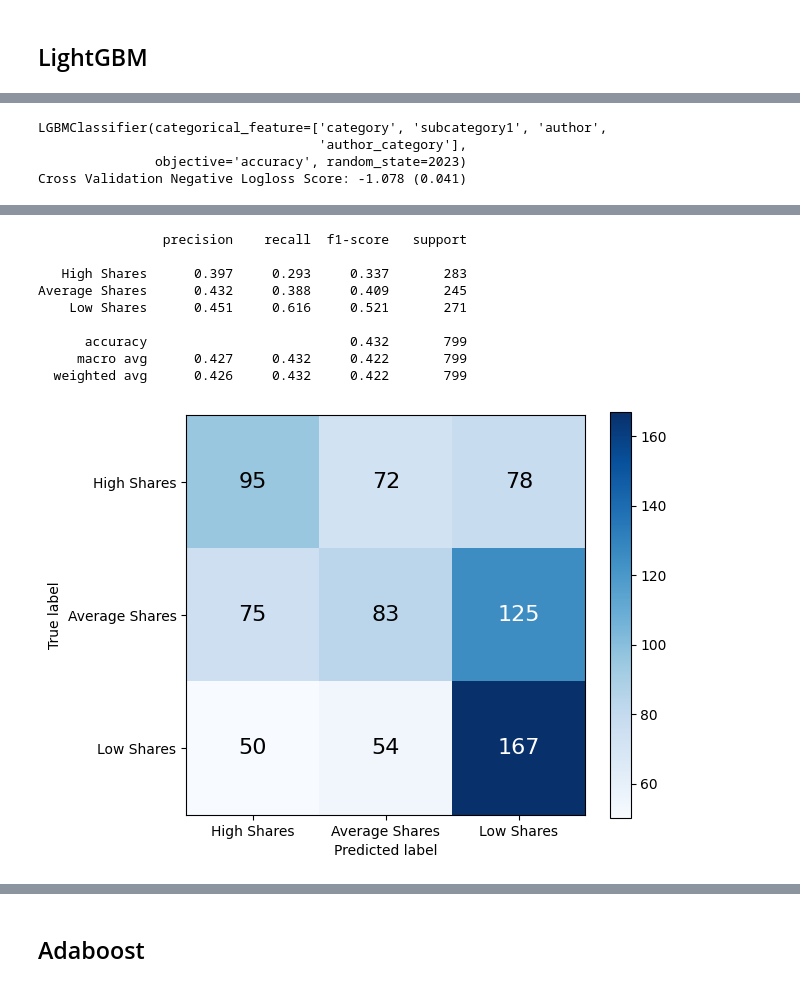
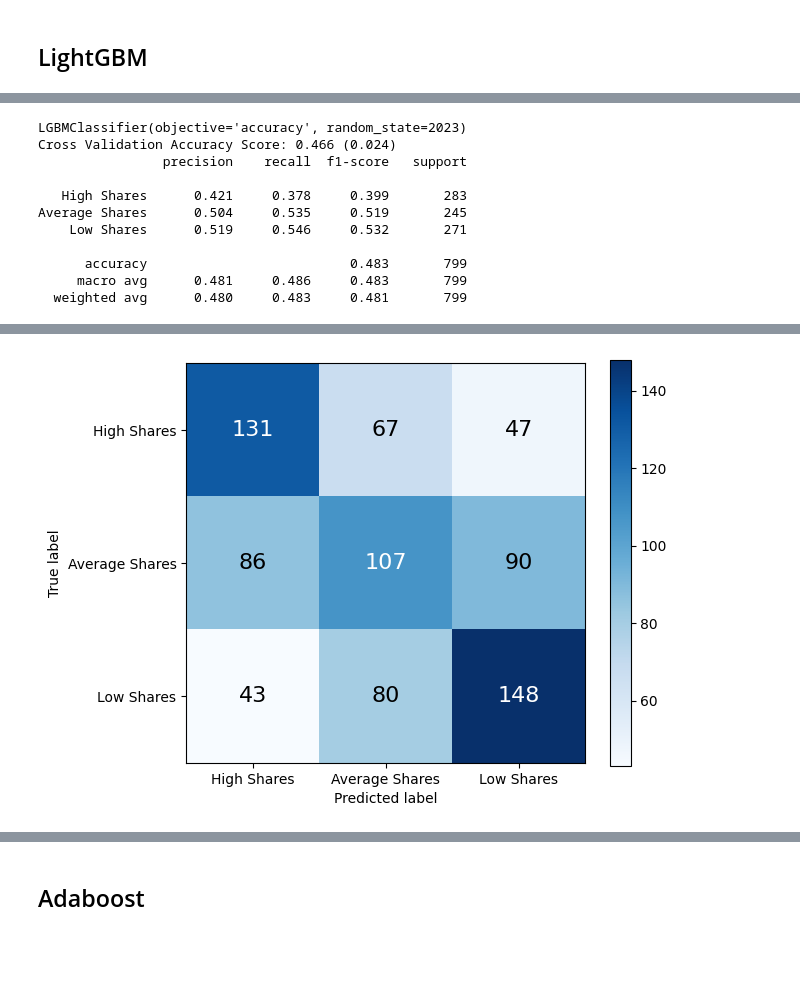
Before and after one commit to ChuanPoYan/IS4242-Project, a Jupyter notebook: The Smart Local Modelling.ipynb, the cells around one changed output, grey strips where cells are left out. Saved outputs shown, nothing was run; the diff lists cells and outputs as text; code cells hidden in the pictures; blank space fills up the shorter version.

```diff
--- a/The Smart Local Modelling.ipynb
+++ b/The Smart Local Modelling.ipynb
@@ -36,20 +36,19 @@ rand_state = 2023
 # %% [markdown]
 # Utility Functions
 # %%
-def get_mean_cvs(model, X, y, fit_params=None):
+def get_mean_cvs(model, X, y):
     global rand_state
     cv = RepeatedStratifiedKFold(n_splits=10,
                                  n_repeats=3,
                                  random_state=rand_state)
 
     scores = cross_val_score(model, X, y,
-                             scoring='neg_log_loss',
+                             scoring='accuracy',
                              cv=cv,
                              n_jobs=-1,
-                             error_score='raise',
-                             fit_params=fit_params)
+                             error_score='raise')
 
-    print(f'Cross Validation Negative Logloss Score: {scores.mean():.3f} ({scores.std():.3f})')
+    print(f'Cross Validation Accuracy Score: {scores.mean():.3f} ({scores.std():.3f})')
 
     return scores
 
@@ -137,11 +136,8 @@ y_test_tree = pd.read_csv('./dataset/SmartLocal/y_test_tree.csv').to_numpy().rav
 # %%
 categorical_cols = X_train_tree.select_dtypes(include='O').keys().tolist()
 
-label_encoder = LabelEncoder()
-
-for col in categorical_cols:
-    X_train_tree[col] = label_encoder.fit_transform(X_train_tree[col].astype(str))
-    X_test_tree[col] = label_encoder.fit_transform(X_test_tree[col].astype(str))
+X_train_tree[categorical_cols] = X_train_tree[categorical_cols].astype('category')
+X_test_tree[categorical_cols] = X_test_tree[categorical_cols].astype('category')
 # %% [markdown]
 # Scaling Data
 # %%
@@ -486,6 +482,6 @@ Average Shares      0.513     0.555     0.533       245
 # %%
 cb_GS = GridSearchCV(
-    cb.CatBoostClassifier(objective='MultiClass', cat_features=categorical_cols, random_state=rand_state, verbose=False),
+    cb.CatBoostClassifier(objective='MultiClass', cat_features=categorical_cols, allow_writing_files=False, random_state=rand_state, verbose=False),
     {
         'depth': [2, 5, 10],
         'n_estimators': [60, 100, 140],
@@ -534,2 +519,0 @@ array([-1.1584636 , -1.05946554, -1.08543459, -1.09431197, -1.00725442,
-# %%
-lgb_base_model.fit(X_train_tree, y_train_tree, categorical_feature=categorical_cols)
@@ -542,18 +520,24 @@ LGBMClassifier(categorical_feature=['category', 'subcategory1', 'author',
 # %%
 lgb_base_model = lgb.LGBMClassifier(
     objective='accuracy',
-    categorical_feature=categorical_cols,
     random_state=rand_state
 )
 print(lgb_base_model)
 
-get_mean_cvs(lgb_base_model, X_train_tree, y_train_tree, fit_params={'categorical_feature': categorical_cols})
+get_mean_cvs(lgb_base_model, X_train, y_train)
 
-lgb_base_model.fit(X_train_tree, y_train_tree, categorical_feature=categorical_cols)
+lgb_base_model.fit(X_train_tree, y_train)
 y_pred_lgb_base = lgb_base_model.predict(X_test_tree)
-evaluate_model(y_test_tree, y_pred_lgb_base)
+evaluate_model(y_test, y_pred_lgb_base)
 # %% [output]
-LGBMClassifier(categorical_feature=['category', 'subcategory1', 'author',
-                                    'author_category'],
-               objective='accuracy', random_state=2023)
-Cross Validation Negative Logloss Score: -1.078 (0.041)
+LGBMClassifier(objective='accuracy', random_state=2023)
+Cross Validation Accuracy Score: 0.466 (0.024)
+                precision    recall  f1-score   support
+
+   High Shares      0.421     0.378     0.399       283
+Average Shares      0.504     0.535     0.519       245
+    Low Shares      0.519     0.546     0.532       271
+
+      accuracy                          0.483       799
+     macro avg      0.481     0.486     0.483       799
+  weighted avg      0.480     0.483     0.481       799
@@ -562,12 +544,3 @@ Please use categorical_feature argument of the Dataset constructor to pass this
-                precision    recall  f1-score   support
-
-   High Shares      0.397     0.293     0.337       283
-Average Shares      0.432     0.388     0.409       245
-    Low Shares      0.451     0.616     0.521       271
-
-      accuracy                          0.432       799
-     macro avg      0.427     0.432     0.422       799
-  weighted avg      0.426     0.432     0.422       799
-[figure, old version]
+[figure, new version]
 # %%
 lgb_GS = GridSearchCV(
```
Also changed, not shown: parts of 17 cells of this notebook, 21 other files.
